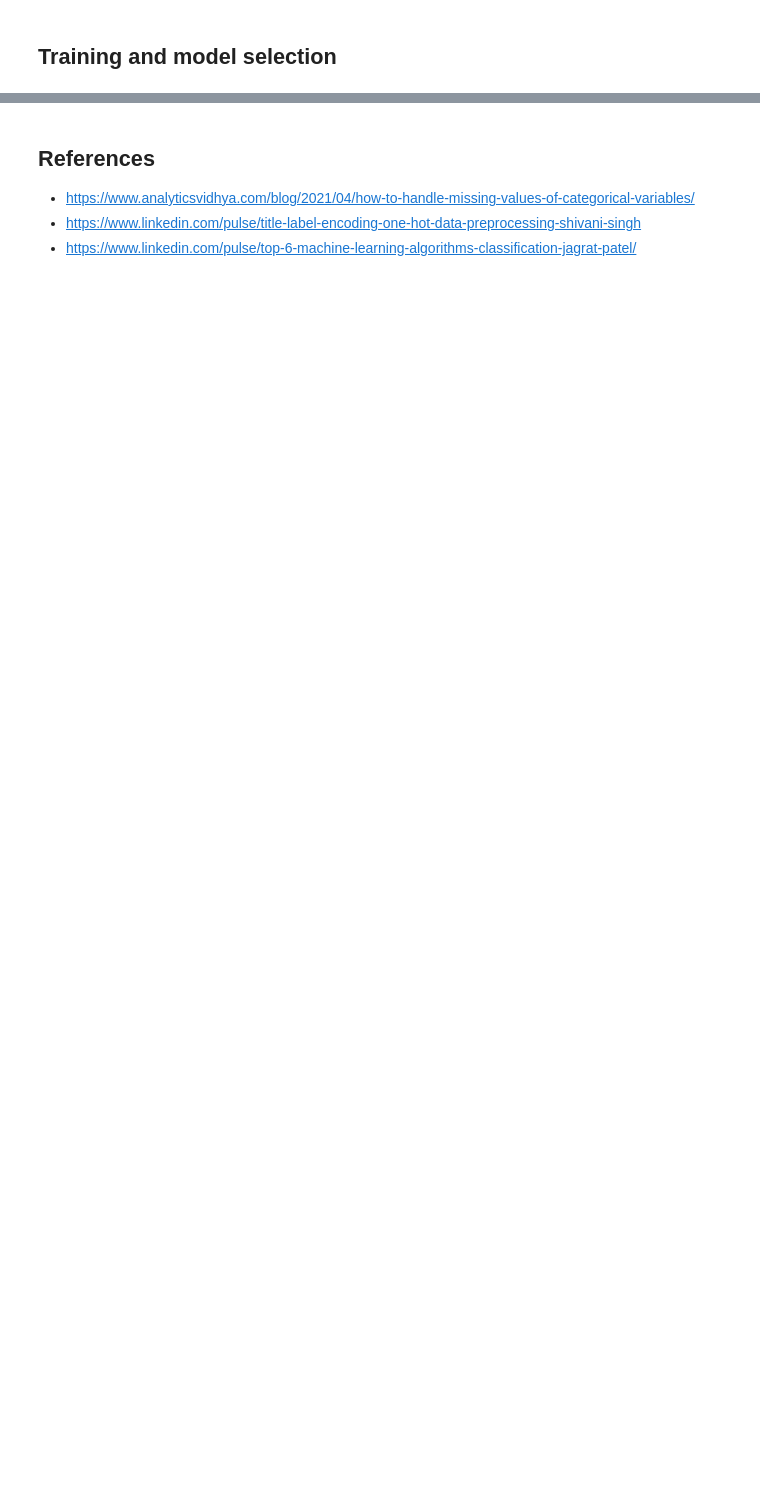
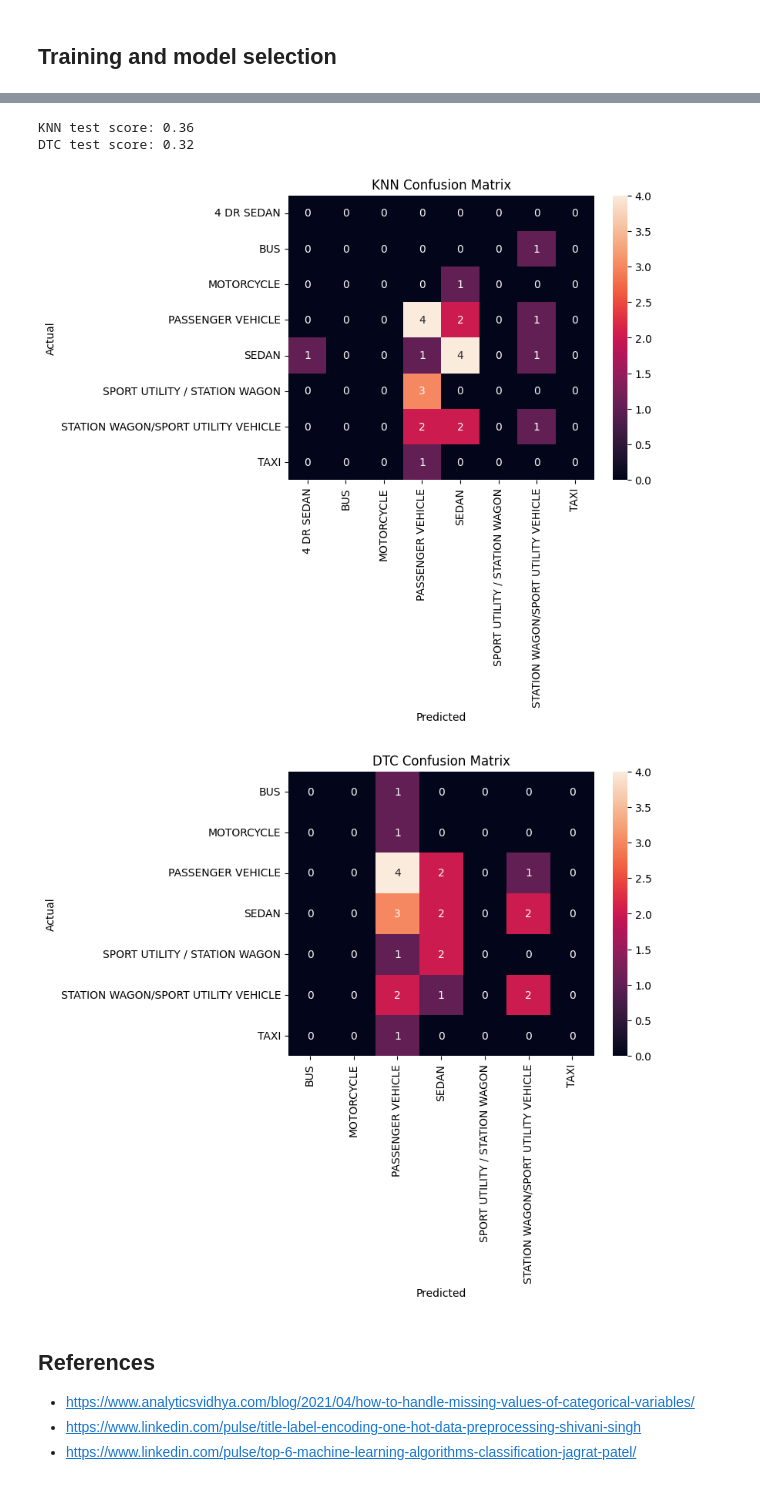
Before and after one commit to crzjothda/machlearning-ca1, a Jupyter notebook: CA1.ipynb, the cells around one changed output, grey strips where cells are left out. Cells and saved outputs as stored; diff of their text form; code cells hidden in the pictures; blank space fills up the shorter version.

Commit message:
Performing Parameter Tuning to get the best combination

```diff
--- a/CA1.ipynb
+++ b/CA1.ipynb
@@ -268,5 +322,5 @@ Normalizing the data
 # %%
 from sklearn.model_selection import train_test_split, cross_val_score
 
-X = df_sample.drop('VEHICLE', axis=1)
-y = df_sample['VEHICLE']
+X = df_filtered.drop('VEHICLE', axis=1)
+y = df_filtered['VEHICLE']
@@ -307,3 +432,51 @@ Best cross-validation score for Decision Tree: 0.34382190292611026
+# %%
+from sklearn.metrics import accuracy_score
+
+knn = KNeighborsClassifier(**k_best_params)
+dt = DecisionTreeClassifier(**d_best_params)
+
+knn.fit(X_train, y_train)
+dt.fit(X_train, y_train)
+
+k_y_pred = knn.predict(X_test)
+d_y_pred = dt.predict(X_test)
+
+k_acc = accuracy_score(y_test, k_y_pred)
+d_acc = accuracy_score(y_test, d_y_pred)
+
+print(f"KNN test score: {k_acc}\nDTC test score: {d_acc}")
+# %% [output]
+KNN test score: 0.36
+DTC test score: 0.32
+# %%
+from sklearn.metrics import confusion_matrix, classification_report
+
+kcm = confusion_matrix(y_test, k_y_pred)
+dcm = confusion_matrix(y_test, d_y_pred)
+
+kreport = classification_report(y_test, k_y_pred, output_dict=True)
+dreport = classification_report(y_test, d_y_pred, output_dict=True)
+
+kenlabels = [int(label) for label in list(kreport.keys()) if label.isdigit()]
+labels = label_encoder.inverse_transform(kenlabels)
+
+sns.heatmap(kcm, annot=True, fmt='d', yticklabels=labels, xticklabels=labels)
+plt.title('KNN Confusion Matrix')
+plt.xlabel('Predicted')
+plt.ylabel('Actual')
+plt.show()
+
+denlabels = [int(label) for label in list(dreport.keys()) if label.isdigit()]
+labels = label_encoder.inverse_transform(denlabels)
+
+sns.heatmap(dcm, annot=True, fmt='d', yticklabels=labels, xticklabels=labels)
+plt.title('DTC Confusion Matrix')
+plt.xlabel('Predicted')
+plt.ylabel('Actual')
+plt.show()
+# %% [output]
+[figure, added]
+[figure, added]
 # %% [markdown]
 ## References
 
```
Also changed, not shown: parts of 37 cells of this notebook, 1 other file.
